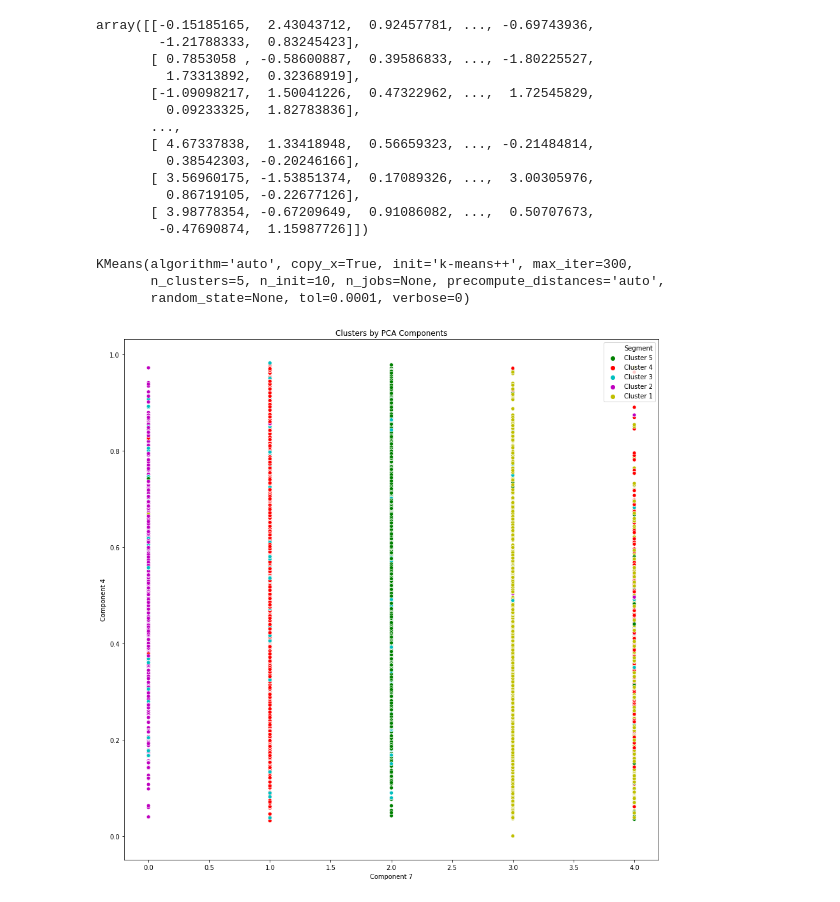
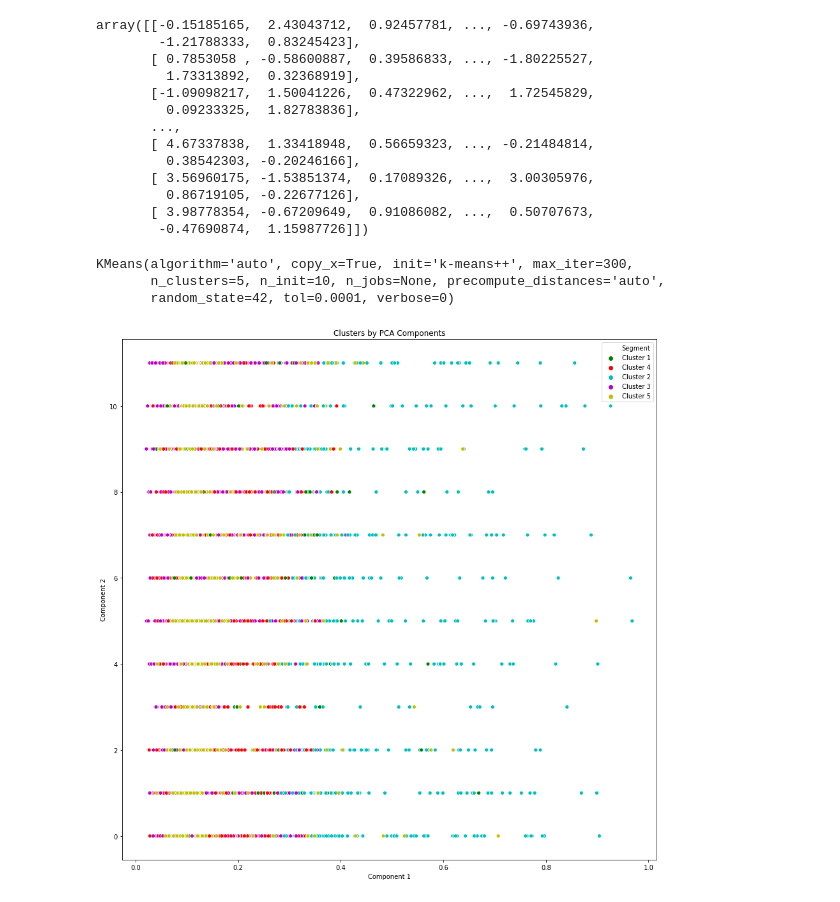
Before and after one commit to gonemad97/Spotify-Song-Recommender, a Jupyter notebook: CS6220 Spotify Project.ipynb, the cells around one changed output. Saved outputs shown, nothing was run; the diff lists cells and outputs as text; code cells hidden in the pictures.

```diff
--- a/CS6220 Spotify Project.ipynb
+++ b/CS6220 Spotify Project.ipynb
@@ -209,7 +196,7 @@ Text(0, 0.5, 'Cumulative Explained Variance')
 # %%
 #third step of PCA
 pca = PCA(n_components=7)
-pca.fit(std)
+pca.fit_transform(std)
 
 score_pca = pca.transform(std)
 score_pca
@@ -229,12 +216,13 @@ array([[-0.15185165,  2.43043712,  0.92457781, ..., -0.69743936,
         -0.47690874,  1.15987726]])
 # %%
 #kmeans_pca impl
-kmeans_pca = KMeans(n_clusters=5,init="k-means++")
+kmeans_pca = KMeans(n_clusters=5,init="k-means++",random_state=42)
+#kmeans_pca = KMeans(n_clusters=4,init="k-means++",random_state=42)
 kmeans_pca.fit(score_pca)
 # %% [output]
 KMeans(algorithm='auto', copy_x=True, init='k-means++', max_iter=300,
        n_clusters=5, n_init=10, n_jobs=None, precompute_distances='auto',
-       random_state=None, tol=0.0001, verbose=0)
+       random_state=42, tol=0.0001, verbose=0)
 # %%
 #getting the labels in the new PCA Kmeans df
 segm_kmeans = pd.concat([data_reordered.reset_index(drop=True)],axis=1)
@@ -245,16 +234,16 @@ segm_kmeans["Segment"] = segm_kmeans["Segment KMeans PCA"].map({0:"Cluster 1",1:
 # %%
 #visualization PCA Kmeans result
 %matplotlib inline
 import seaborn as sns
 
-x_axis = segm_kmeans["Component 7"]
-y_axis = segm_kmeans["Component 4"]
+x_axis = segm_kmeans["Component 1"]
+y_axis = segm_kmeans["Component 2"]
 plt.figure(figsize=(15,15))
 sns.scatterplot(x_axis,y_axis,hue = segm_kmeans["Segment"],palette = ['g','r','c','m','y'])
 plt.title("Clusters by PCA Components")
 plt.show()
 # %% [output]
-[figure, old version]
+[figure, new version]
 # %%
 #scatter plot of clusters
 import numpy as np
```
Also changed, not shown: parts of 22 cells of this notebook, 6 other files.
